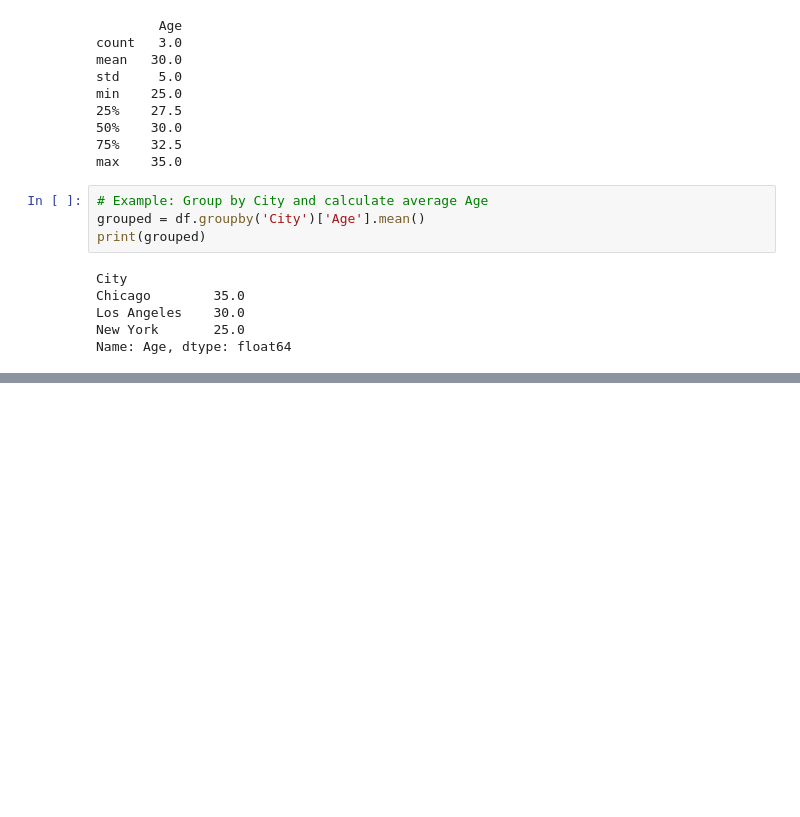
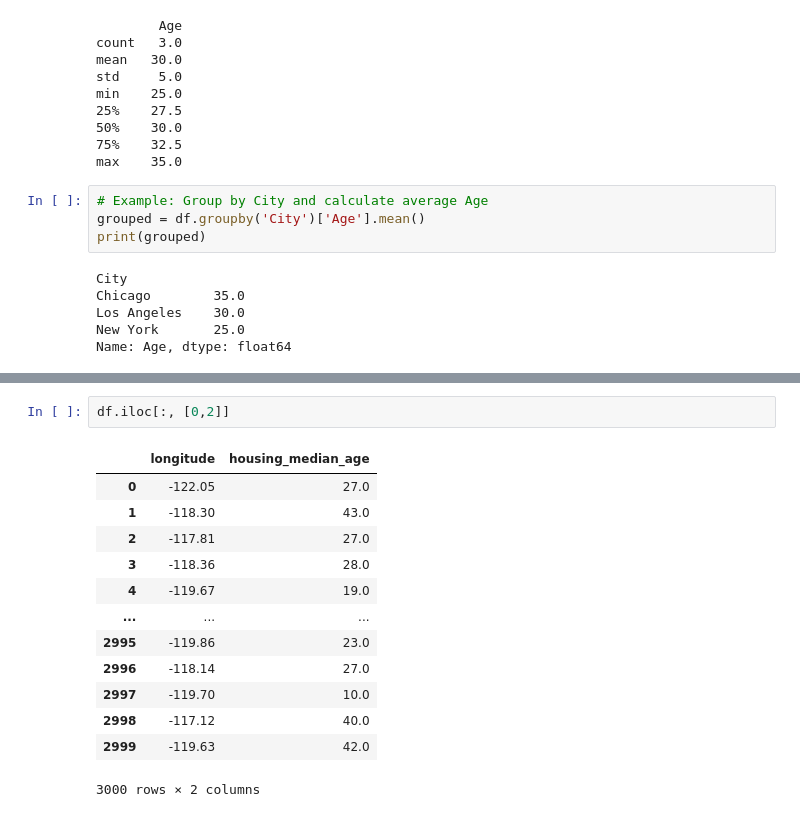
Before and after one commit to Sanarazaaa/Pandas-for-Biologist, a Jupyter notebook: Pandas_Beginner_to_Advance.ipynb, the cells around one changed output, grey strips where cells are left out. Cells and saved outputs as stored; diff of their text form; blank space fills up the shorter version.

```diff
--- a/Pandas_Beginner_to_Advance.ipynb
+++ b/Pandas_Beginner_to_Advance.ipynb
@@ -262,0 +165,16 @@ The number varies from **-1 to 1.**
+# %%
+df.iloc[:, [0,2]]
+# %% [output]
+|  | longitude | housing_median_age |
+| 0 | -122.05 | 27.0 |
+| 1 | -118.30 | 43.0 |
+| 2 | -117.81 | 27.0 |
+| 3 | -118.36 | 28.0 |
+| 4 | -119.67 | 19.0 |
+| ... | ... | ... |
+| 2995 | -119.86 | 23.0 |
+| 2996 | -118.14 | 27.0 |
+| 2997 | -119.70 | 10.0 |
+| 2998 | -117.12 | 40.0 |
+| 2999 | -119.63 | 42.0 |
+3000 rows × 2 columns
```
Also changed, not shown: parts of 26 cells of this notebook.
